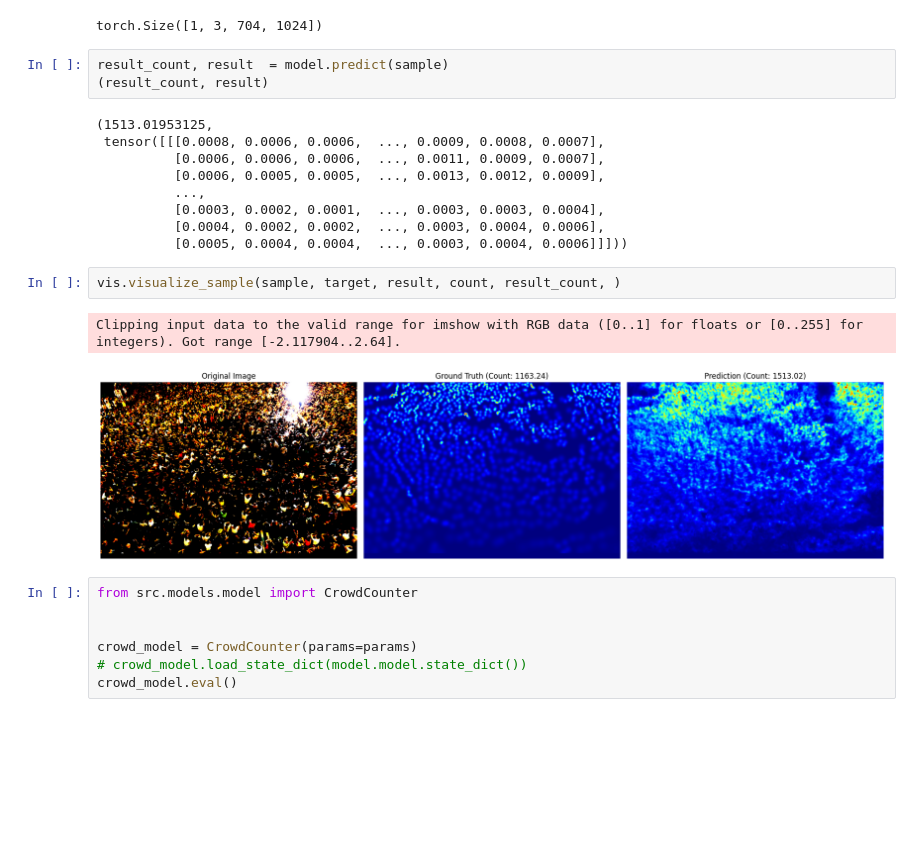
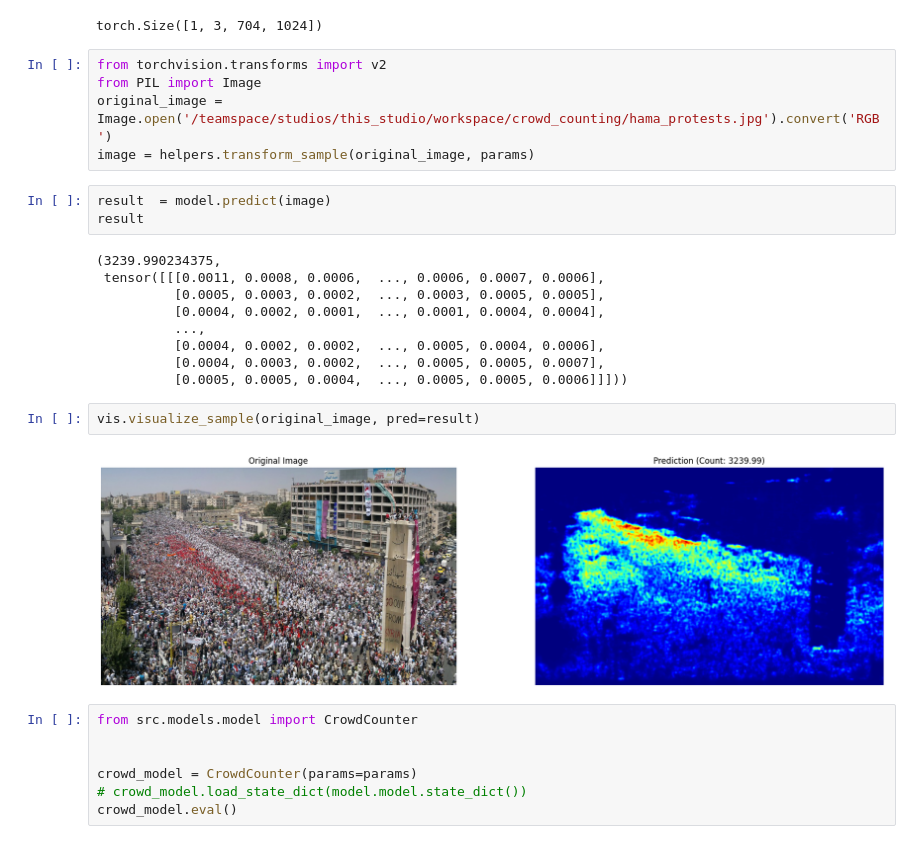
Before and after one commit to Karam-Antar/crowd_counting, a Jupyter notebook: notebooks/explore.ipynb, the cells around one changed output. Drawn from its saved outputs; the diff is of its cells as text; blank space fills up the shorter version.

```diff
--- a/notebooks/explore.ipynb
+++ b/notebooks/explore.ipynb
@@ -80,23 +58,27 @@ sample, target, count = helpers.get_sample_from_dm(datamodule, index=6)
 sample.shape
 # %% [output]
 torch.Size([1, 3, 704, 1024])
+# %%
+from torchvision.transforms import v2
+from PIL import Image
+original_image = Image.open('/teamspace/studios/this_studio/workspace/crowd_counting/hama_protests.jpg').convert('RGB')
+image = helpers.transform_sample(original_image, params)
 # %%
-result_count, result  = model.predict(sample)
-(result_count, result)
+result  = model.predict(image)
+result
 # %% [output]
-(1513.01953125,
- tensor([[[0.0008, 0.0006, 0.0006,  ..., 0.0009, 0.0008, 0.0007],
-          [0.0006, 0.0006, 0.0006,  ..., 0.0011, 0.0009, 0.0007],
-          [0.0006, 0.0005, 0.0005,  ..., 0.0013, 0.0012, 0.0009],
+(3239.990234375,
+ tensor([[[0.0011, 0.0008, 0.0006,  ..., 0.0006, 0.0007, 0.0006],
+          [0.0005, 0.0003, 0.0002,  ..., 0.0003, 0.0005, 0.0005],
+          [0.0004, 0.0002, 0.0001,  ..., 0.0001, 0.0004, 0.0004],
           ...,
-          [0.0003, 0.0002, 0.0001,  ..., 0.0003, 0.0003, 0.0004],
-          [0.0004, 0.0002, 0.0002,  ..., 0.0003, 0.0004, 0.0006],
-          [0.0005, 0.0004, 0.0004,  ..., 0.0003, 0.0004, 0.0006]]]))
+          [0.0004, 0.0002, 0.0002,  ..., 0.0005, 0.0004, 0.0006],
+          [0.0004, 0.0003, 0.0002,  ..., 0.0005, 0.0005, 0.0007],
+          [0.0005, 0.0005, 0.0004,  ..., 0.0005, 0.0005, 0.0006]]]))
 # %%
-vis.visualize_sample(sample, target, result, count, result_count, )
+vis.visualize_sample(original_image, pred=result)
 # %% [output]
-Clipping input data to the valid range for imshow with RGB data ([0..1] for floats or [0..255] for integers). Got range [-2.117904..2.64].
-[figure, old version]
+[figure, new version]
 # %%
 from src.models.model import CrowdCounter
 
```
Also changed, not shown: parts of 2 cells of this notebook, 4 other files.
